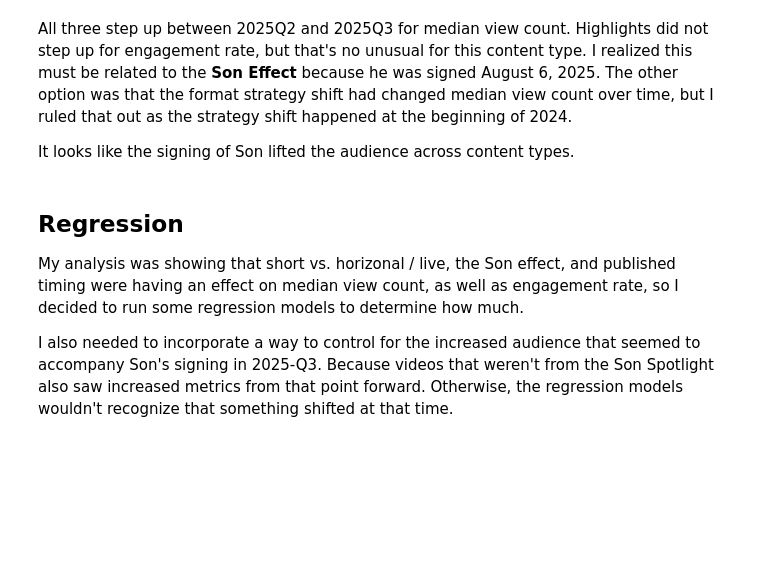
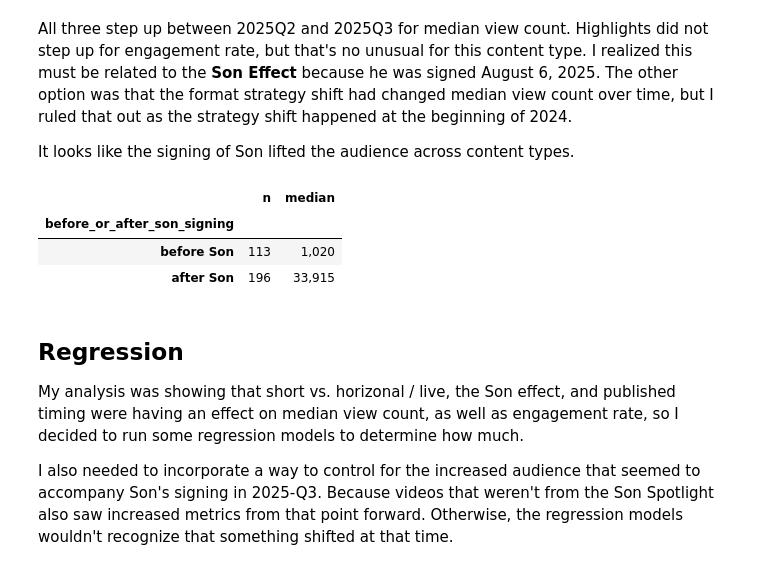
Before and after one commit to great-wave/lafc_content, a Jupyter notebook: notebooks/exploration.ipynb, the cells around one changed output. Drawn from its saved outputs; the diff is of its cells as text; code cells hidden in the pictures; blank space fills up the shorter version.

```diff
--- a/notebooks/exploration.ipynb
+++ b/notebooks/exploration.ipynb
@@ -674,6 +659,26 @@ published_quarter
 All three step up between 2025Q2 and 2025Q3 for median view count. Highlights did not step up for engagement rate, but that's no unusual for this content type. I realized this must be related to the **Son Effect** because he was signed August 6, 2025. The other option was that the format strategy shift had changed median view count over time, but I ruled that out as the strategy shift happened at the beginning of 2024.
 
 It looks like the signing of Son lifted the audience across content types.
+# %%
+# Son's first video is 2025-08-06. Split Q3 there — the step happens inside a single quarter, so it isn't gradual growth or a quarter-boundary effect.
+son_arrival = '2025-08-06'
+
+q3 = df[df['published_quarter'] == '2025Q3'].copy()
+q3_published = pd.to_datetime(q3['published_at'], format='ISO8601', utc=True)
+
+q3['before_or_after_son_signing'] = np.where(q3_published < son_arrival, 'before Son', 'after Son')
+
+split = (q3.groupby('before_or_after_son_signing')['view_count']
+           .agg(n='size', median='median')
+           .reindex(['before Son', 'after Son']))
+
+split['median'] = split['median'].map('{:,.0f}'.format)
+split
+# %% [output]
+|  | n | median |
+| before_or_after_son_signing |  |  |
+| before Son | 113 | 1,020 |
+| after Son | 196 | 33,915 |
 # %% [markdown]
 ## Regression
 
```
Also changed, not shown: parts of 26 cells of this notebook, 15 other files.
